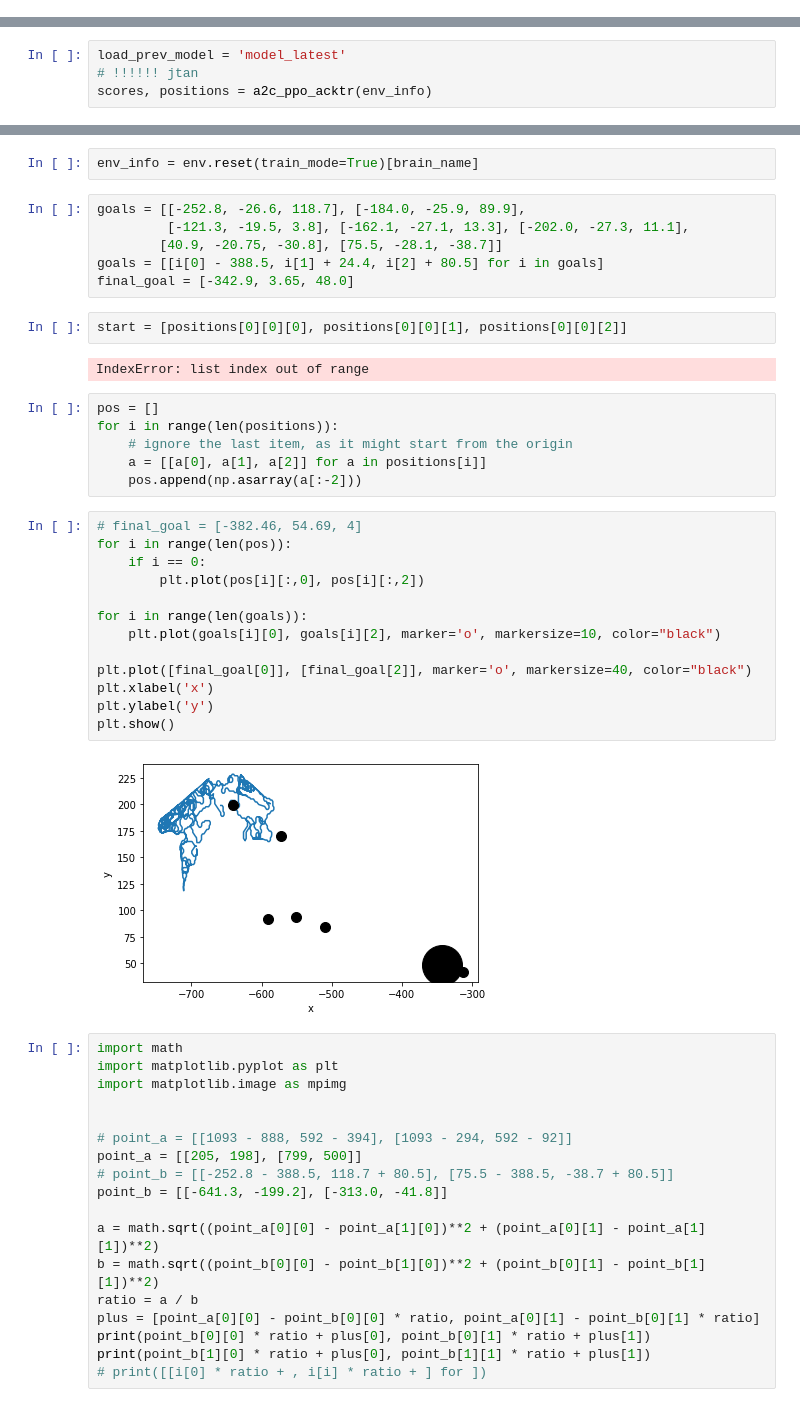
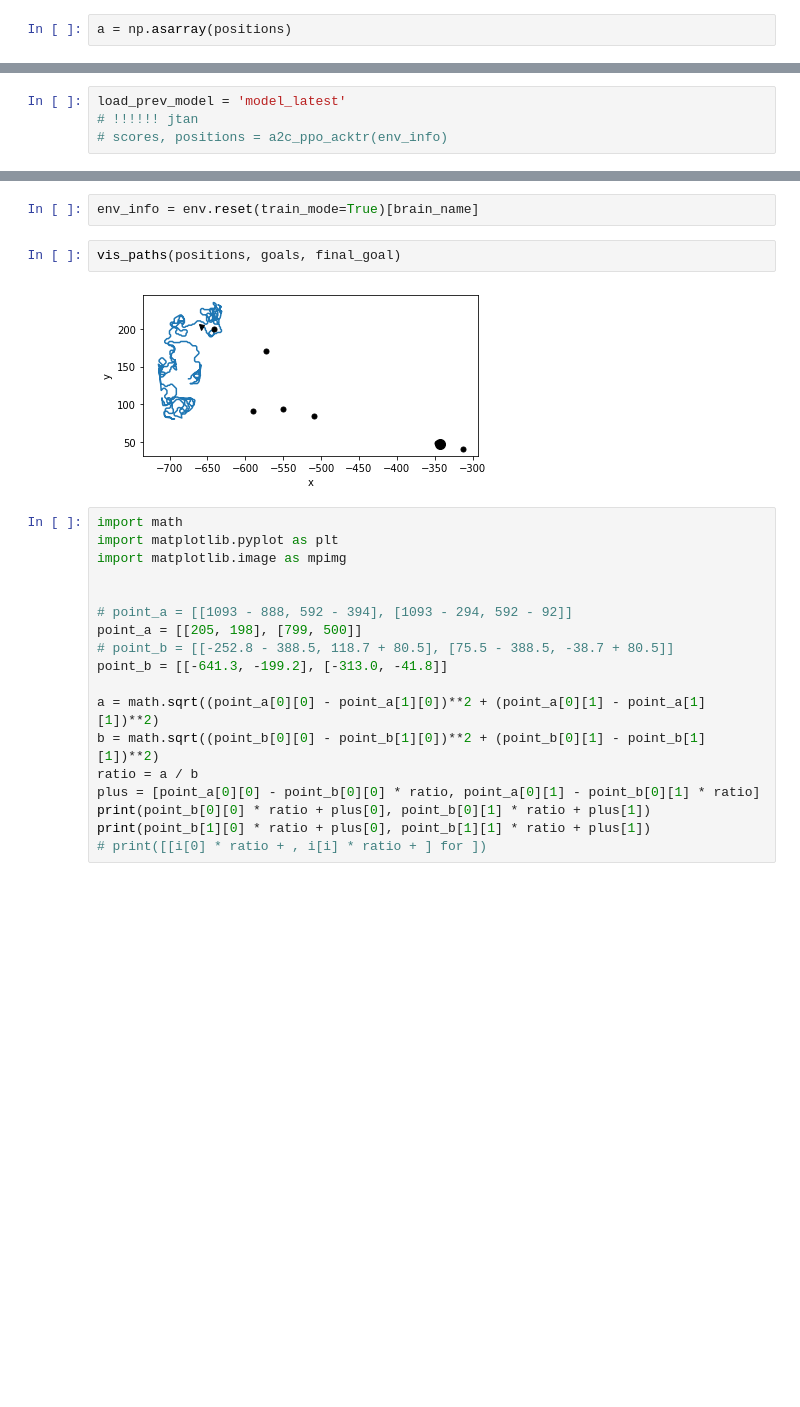
Before and after one commit to wzt1001/scl-navigation, a Jupyter notebook: Navigation.ipynb, the cells around one changed output, grey strips where cells are left out. Cells and saved outputs as stored; diff of their text form; blank space fills up the shorter version.

```diff
--- a/Navigation.ipynb
+++ b/Navigation.ipynb
@@ -396,0 +387,2 @@ KeyboardInterrupt:
+# %%
+a = np.asarray(positions)
@@ -399,7 +409,7 @@ KeyboardInterrupt:
 # %%
 load_prev_model = 'model_latest'
 # !!!!!! jtan
-scores, positions = a2c_ppo_acktr(env_info)
+# scores, positions = a2c_ppo_acktr(env_info)
 # %% [markdown]
 # DQN function
 # %%
@@ -532,36 +539,9 @@ FileNotFoundError: [Errno 2] No such file or directory: 'model_latest'
 # %%
 env_info = env.reset(train_mode=True)[brain_name]
-# %%
-goals = [[-252.8, -26.6, 118.7], [-184.0, -25.9, 89.9],
-         [-121.3, -19.5, 3.8], [-162.1, -27.1, 13.3], [-202.0, -27.3, 11.1],
-        [40.9, -20.75, -30.8], [75.5, -28.1, -38.7]]
-goals = [[i[0] - 388.5, i[1] + 24.4, i[2] + 80.5] for i in goals]
-final_goal = [-342.9, 3.65, 48.0]
-# %%
-start = [positions[0][0][0], positions[0][0][1], positions[0][0][2]]
-# %% [output]
-IndexError: list index out of range
-# %%
-pos = []
-for i in range(len(positions)):
-    # ignore the last item, as it might start from the origin
-    a = [[a[0], a[1], a[2]] for a in positions[i]]
-    pos.append(np.asarray(a[:-2]))
-# %%
-# final_goal = [-382.46, 54.69, 4]
-for i in range(len(pos)):
-    if i == 0:
-        plt.plot(pos[i][:,0], pos[i][:,2])
-
-for i in range(len(goals)):
-    plt.plot(goals[i][0], goals[i][2], marker='o', markersize=10, color="black")
-
-plt.plot([final_goal[0]], [final_goal[2]], marker='o', markersize=40, color="black")
-plt.xlabel('x')
-plt.ylabel('y')
-plt.show()
-# %% [output]
-[figure, removed]
+# %%
+vis_paths(positions, goals, final_goal)
+# %% [output]
+[figure, added]
 # %%
 import math
 import matplotlib.pyplot as plt
```
Also changed, not shown: parts of 14 cells of this notebook.
